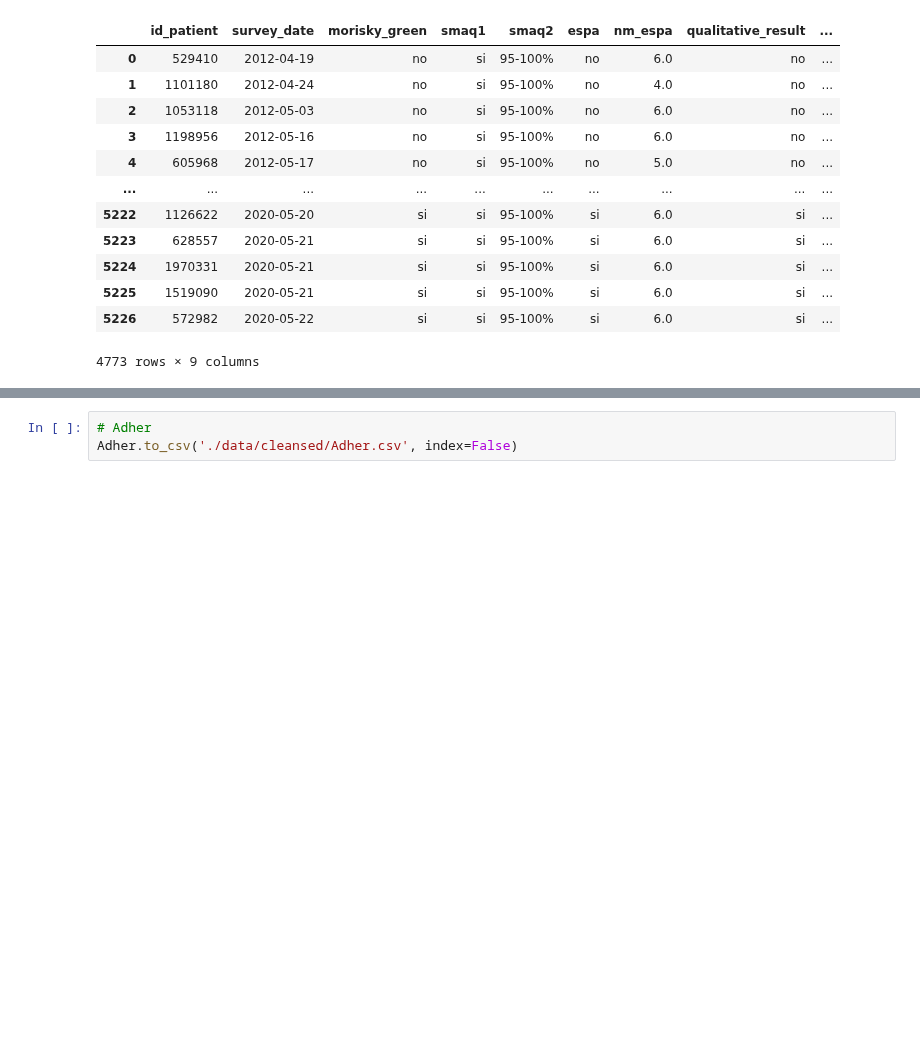
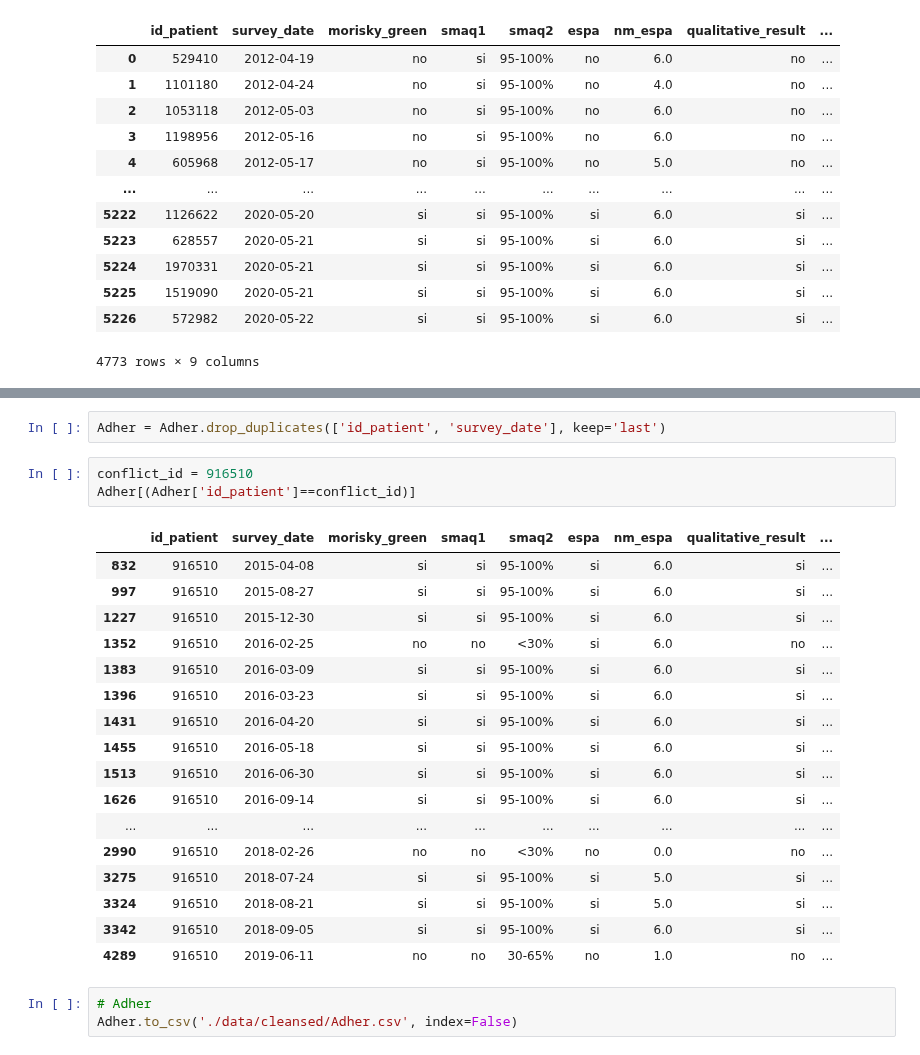
Before and after one commit to DS4A-T22/exploratory_data_analysis, a Jupyter notebook: EDA-Adherence-hospitalizations-pathologies.ipynb, the cells around one changed output, grey strips where cells are left out. Saved outputs shown, nothing was run; the diff lists cells and outputs as text; blank space fills up the shorter version.

Commit message:
Remove duplicate adherence records (two records the same patient on the same date)

```diff
--- a/EDA-Adherence-hospitalizations-pathologies.ipynb
+++ b/EDA-Adherence-hospitalizations-pathologies.ipynb
@@ -737,3 +779,26 @@ Adher
+# %%
+Adher = Adher.drop_duplicates(['id_patient', 'survey_date'], keep='last')
+# %%
+conflict_id = 916510
+Adher[(Adher['id_patient']==conflict_id)]
+# %% [output]
+|  | id_patient | survey_date | morisky_green | smaq1 | smaq2 | espa | nm_espa | qualitative_result | ... |
+| 832 | 916510 | 2015-04-08 | si | si | 95-100% | si | 6.0 | si | ... |
+| 997 | 916510 | 2015-08-27 | si | si | 95-100% | si | 6.0 | si | ... |
+| 1227 | 916510 | 2015-12-30 | si | si | 95-100% | si | 6.0 | si | ... |
+| 1352 | 916510 | 2016-02-25 | no | no | <30% | si | 6.0 | no | ... |
+| 1383 | 916510 | 2016-03-09 | si | si | 95-100% | si | 6.0 | si | ... |
+| 1396 | 916510 | 2016-03-23 | si | si | 95-100% | si | 6.0 | si | ... |
+| 1431 | 916510 | 2016-04-20 | si | si | 95-100% | si | 6.0 | si | ... |
+| 1455 | 916510 | 2016-05-18 | si | si | 95-100% | si | 6.0 | si | ... |
+| 1513 | 916510 | 2016-06-30 | si | si | 95-100% | si | 6.0 | si | ... |
+| 1626 | 916510 | 2016-09-14 | si | si | 95-100% | si | 6.0 | si | ... |
+| ... | ... | ... | ... | ... | ... | ... | ... | ... | ... |
+| 2990 | 916510 | 2018-02-26 | no | no | <30% | no | 0.0 | no | ... |
+| 3275 | 916510 | 2018-07-24 | si | si | 95-100% | si | 5.0 | si | ... |
+| 3324 | 916510 | 2018-08-21 | si | si | 95-100% | si | 5.0 | si | ... |
+| 3342 | 916510 | 2018-09-05 | si | si | 95-100% | si | 6.0 | si | ... |
+| 4289 | 916510 | 2019-06-11 | no | no | 30-65% | no | 1.0 | no | ... |
 # %%
 # Adher
 Adher.to_csv('./data/cleansed/Adher.csv', index=False)
```
Also changed, not shown: parts of 8 cells of this notebook.
